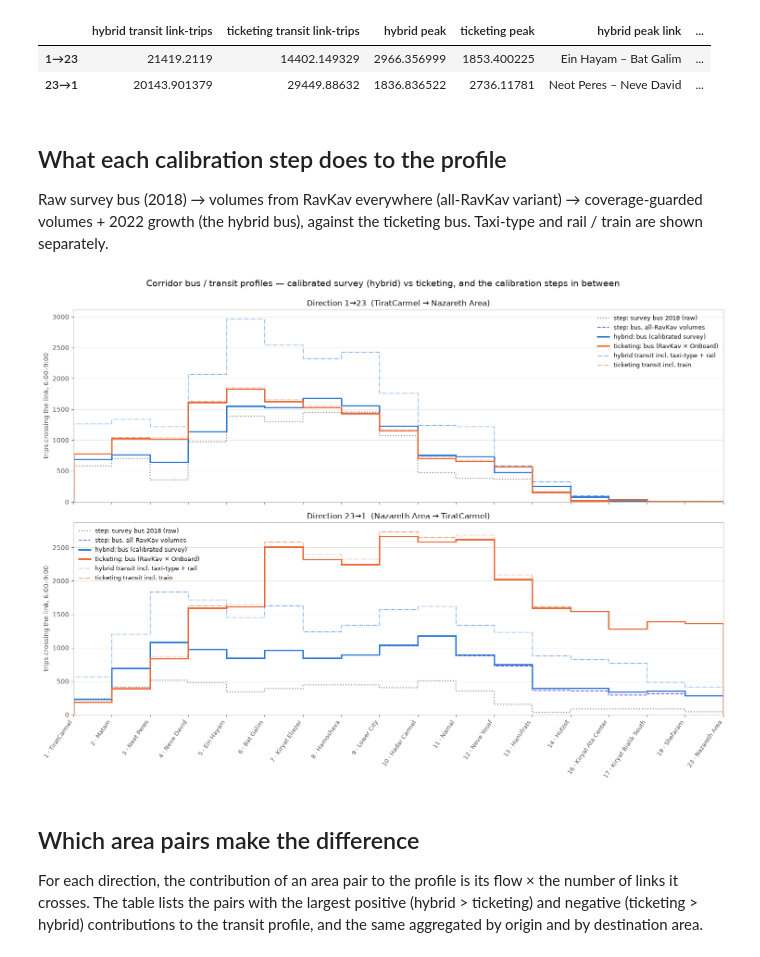
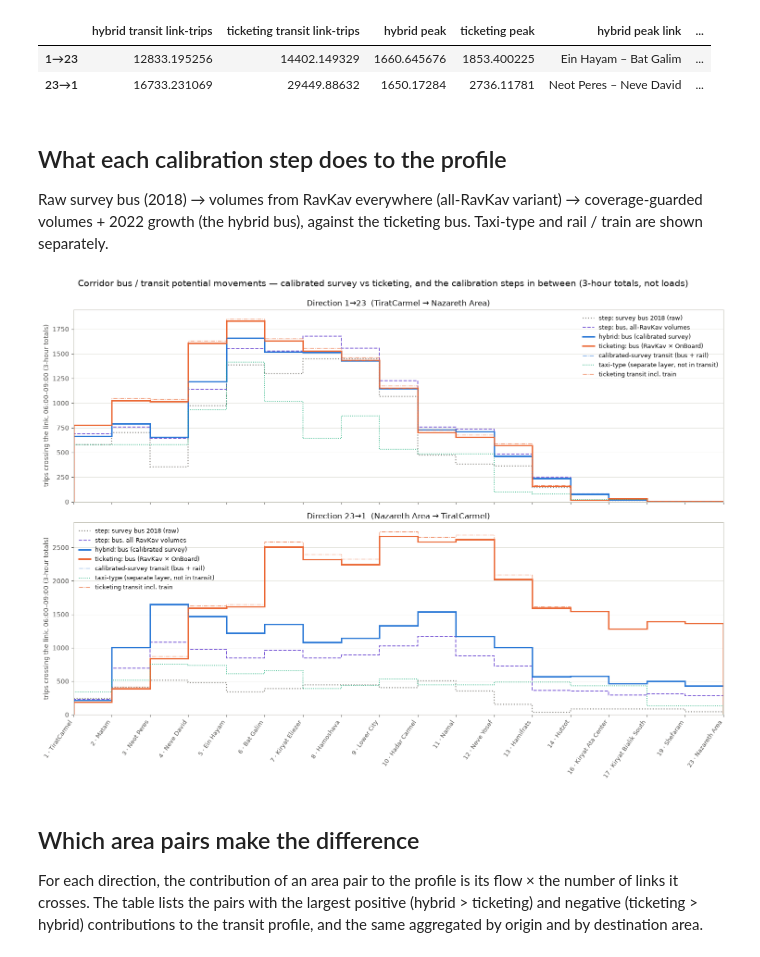
Before and after one commit to oh-da/Nofit_LRT_Extension, a Jupyter notebook: Corridor_profile_hybrid_vs_ticketing.ipynb, the cells around one changed output. Saved outputs shown, nothing was run; the diff lists cells and outputs as text; code cells hidden in the pictures.

```diff
--- a/Corridor_profile_hybrid_vs_ticketing.ipynb
+++ b/Corridor_profile_hybrid_vs_ticketing.ipynb
@@ -36,10 +37,10 @@ def taz_to_area(m):
 A = lambda m: m.reindex(index=AREA, columns=AREA).fillna(0)
 
 # hybrid (calibrated survey) components, 2022
-H_bus = load(f'{OUT}/bus_2022_excl_taxi_taz.csv'); H_bus = taz_to_area(H_bus)
+H_bus = taz_to_area(load(f'{OUT}/bus_2022_taz.csv'))                     # scheduled bus only (taxi-type is its own layer)
 H_taxi = taz_to_area(load(f'{OUT}/taxi_2022_taz.csv'))
 H_rail = A(load(f'{OUT}/rail_2022_area.csv'))
-H_total = A(load(f'{OUT}/car_2022_area.csv')) + A(load(f'{OUT}/bus_2022_area.csv')) + H_rail
+H_total = A(load(f'{OUT}/car_2022_area.csv')) + A(load(f'{OUT}/bus_2022_area.csv')) + A(load(f'{OUT}/taxi_2022_area.csv')) + H_rail
 # ticketing-based components, 2022
 T_bus = A(load('Output/bus/bus_od_area_new.csv'))
 T_train = A(load('Output/train/train_od_area.csv')) * (54.7 / 69.0)
@@ -67,7 +68,8 @@ LF = {k: link_flows(v) for k, v in COMP.items()}
 links = [f'{names[a]} – {names[b]}' for a, b in zip(SEQ[:-1], SEQ[1:])]
 tbl = pd.DataFrame({'link': links})
 for d, di in [('1→23', 0), ('23→1', 1)]:
-    tbl[f'hybrid transit {d}'] = LF['hybrid: bus (calibrated survey)'][di] + LF['hybrid: taxi-type'][di] + LF['hybrid: rail (survey)'][di]
+    tbl[f'hybrid transit {d}'] = LF['hybrid: bus (calibrated survey)'][di] + LF['hybrid: rail (survey)'][di]          # bus + rail, like-for-like with ticketing bus + train
+    tbl[f'hybrid taxi-type {d}'] = LF['hybrid: taxi-type'][di]
     tbl[f'ticketing transit {d}'] = LF['ticketing: bus (RavKav × OnBoard)'][di] + LF['ticketing: train (station)'][di]
     tbl[f'diff {d}'] = tbl[f'hybrid transit {d}'] - tbl[f'ticketing transit {d}']
     tbl[f'ratio {d}'] = tbl[f'hybrid transit {d}'] / tbl[f'ticketing transit {d}'].replace(0, np.nan)
@@ -78,6 +80,6 @@ tbl.to_csv(f'{OUT}/corridor_profile_hybrid_vs_ticketing.csv', index=False, float
 comp = pd.DataFrame({'link': links, **{f'{k} {d}': LF[k][di] for k in COMP for d, di in [('1→23', 0), ('23→1', 1)]}})
 comp.to_csv(f'{OUT}/corridor_profile_components.csv', index=False, float_format='%.1f')
 print("link flows, transit, both profiles (trips 6:00–9:00):")
-tbl[['link', 'hybrid transit 1→23', 'ticketing transit 1→23', 'ratio 1→23', 'hybrid transit 23→1', 'ticketing transit 23→1', 'ratio 23→1']].round(2)
+tbl[['link', 'hybrid transit 1→23', 'ticketing transit 1→23', 'ratio 1→23', 'hybrid taxi-type 1→23', 'hybrid transit 23→1', 'ticketing transit 23→1', 'ratio 23→1', 'hybrid taxi-type 23→1']].round(2)
 # %% [output]
 link flows, transit, both profiles (trips 6:00–9:00):
@@ -110,8 +112,8 @@ for d, di in [('1→23', 0), ('23→1', 1)]:
 pd.DataFrame(sums).T
 # %% [output]
 |  | hybrid transit link-trips | ticketing transit link-trips | hybrid peak | ticketing peak | hybrid peak link | ... |
-| 1→23 | 21419.2119 | 14402.149329 | 2966.356999 | 1853.400225 | Ein Hayam – Bat Galim | ... |
-| 23→1 | 20143.901379 | 29449.88632 | 1836.836522 | 2736.11781 | Neot Peres – Neve David | ... |
+| 1→23 | 12833.195256 | 14402.149329 | 1660.645676 | 1853.400225 | Ein Hayam – Bat Galim | ... |
+| 23→1 | 16733.231069 | 29449.88632 | 1650.17284 | 2736.11781 | Neot Peres – Neve David | ... |
 # %% [markdown]
 ## What each calibration step does to the profile
 
@@ -119,22 +121,23 @@ Raw survey bus (2018) → volumes from RavKav everywhere (all-RavKav variant)
 # %%
 fig, axes = plt.subplots(2, 1, figsize=(15, 11), facecolor='white', sharex=True)
 x = np.arange(len(SEQ))
 for ax, (d, di) in zip(axes, [('1→23', 0), ('23→1', 1)]):
     for k, color, ls, lw in [('step: survey bus 2018 (raw)', MUTED, ':', 1.6), ('step: bus, all-RavKav volumes', PURPLE, '--', 1.4),
                              ('hybrid: bus (calibrated survey)', BLUE, '-', 2.2), ('ticketing: bus (RavKav × OnBoard)', ORANGE, '-', 2.2)]:
         ax.stairs(LF[k][di], x, color=color, linestyle=ls, linewidth=lw, label=k)
-    ax.stairs(LF['hybrid: bus (calibrated survey)'][di] + LF['hybrid: taxi-type'][di] + LF['hybrid: rail (survey)'][di], x, color=BLUE, linewidth=1, linestyle='-.', alpha=0.7, label='hybrid transit incl. taxi-type + rail')
+    ax.stairs(LF['hybrid: bus (calibrated survey)'][di] + LF['hybrid: rail (survey)'][di], x, color=BLUE, linewidth=1, linestyle='-.', alpha=0.7, label='calibrated-survey transit (bus + rail)')
+    ax.stairs(LF['hybrid: taxi-type'][di], x, color=AQUA, linewidth=1.2, linestyle=':', label='taxi-type (separate layer, not in transit)')
     ax.stairs(LF['ticketing: bus (RavKav × OnBoard)'][di] + LF['ticketing: train (station)'][di], x, color=ORANGE, linewidth=1, linestyle='-.', alpha=0.7, label='ticketing transit incl. train')
     ax.set_xlim(0, len(SEQ) - 1); ax.grid(True, color=GRID, linewidth=0.6, axis='y'); ax.set_axisbelow(True)
     for s in ax.spines.values(): s.set_color(AXIS)
-    ax.tick_params(colors=INK2); ax.set_ylabel('trips crossing the link, 6:00–9:00', color=INK2)
+    ax.tick_params(colors=INK2); ax.set_ylabel('trips crossing the link, 06:00–09:00 (3-hour totals)', color=INK2)
     ax.set_title(f'Direction {d}  ({names[SEQ[0]] if d == "1→23" else names[SEQ[-1]]} → {names[SEQ[-1]] if d == "1→23" else names[SEQ[0]]})', color=INK, fontsize=12)
     ax.legend(frameon=False, fontsize=9, loc='upper right' if d == '1→23' else 'upper left')
 axes[1].set_xticks(x); axes[1].set_xticklabels([f'{a} · {names[a]}' for a in SEQ], rotation=55, ha='right', fontsize=9, color=INK2)
-fig.suptitle('Corridor bus / transit profiles — calibrated survey (hybrid) vs ticketing, and the calibration steps in between', color=INK, fontsize=14, y=0.995)
+fig.suptitle('Corridor bus / transit potential movements — calibrated survey vs ticketing, and the calibration steps in between (3-hour totals, not loads)', color=INK, fontsize=14, y=0.995)
 plt.tight_layout(); fig.savefig('Output/figures/corridor_profile_hybrid_vs_ticketing.png', dpi=150, bbox_inches='tight', facecolor='white'); plt.show()
 # %% [output]
-[figure, old version]
+[figure, new version]
 # %% [markdown]
 ## Which area pairs make the difference
 
```
Also changed, not shown: parts of 7 cells of this notebook, 52 other files.
